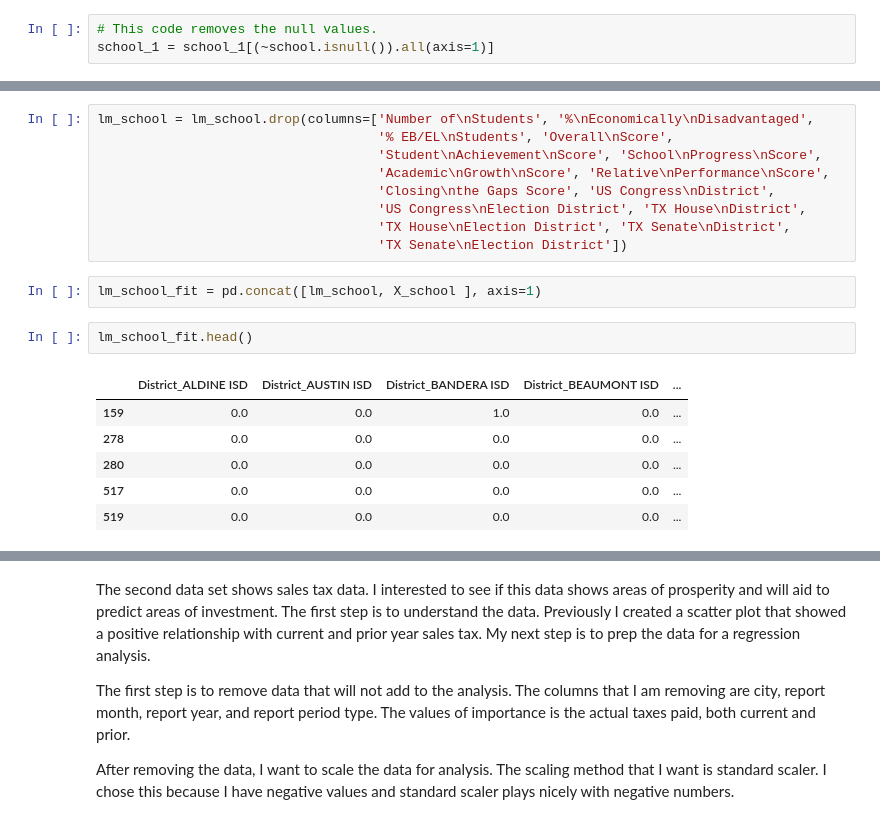
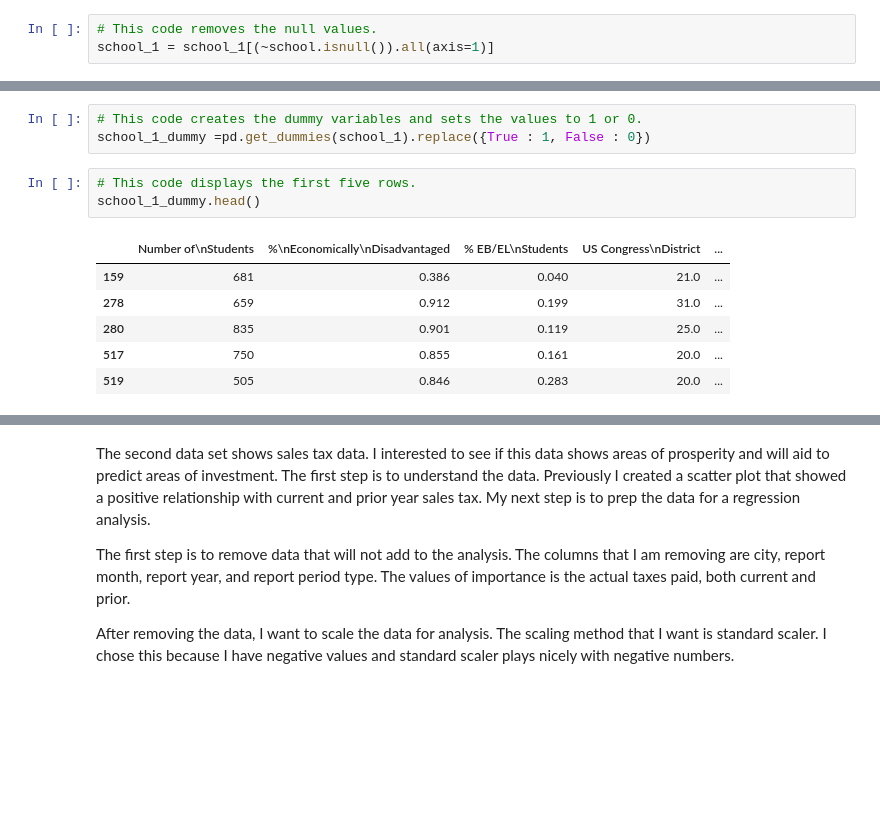
Before and after one commit to MWPerrineJr/Data_Mining_Final, a Jupyter notebook: data mining final1.ipynb, the cells around one changed output, grey strips where cells are left out. Drawn from its saved outputs; the diff is of its cells as text; blank space fills up the shorter version.

```diff
--- a/data mining final1.ipynb
+++ b/data mining final1.ipynb
@@ -271,20 +226,13 @@ X_school = pd.DataFrame(X_school, columns= ['Number of\nStudents', '%\nEconomica
-# %%
-lm_school = lm_school.drop(columns=['Number of\nStudents', '%\nEconomically\nDisadvantaged',
-                                    '% EB/EL\nStudents', 'Overall\nScore',
-                                    'Student\nAchievement\nScore', 'School\nProgress\nScore',
-                                    'Academic\nGrowth\nScore', 'Relative\nPerformance\nScore',
-                                    'Closing\nthe Gaps Score', 'US Congress\nDistrict',
-                                    'US Congress\nElection District', 'TX House\nDistrict',
-                                    'TX House\nElection District', 'TX Senate\nDistrict',
-                                    'TX Senate\nElection District'])
-# %%
-lm_school_fit = pd.concat([lm_school, X_school ], axis=1)
-# %%
-lm_school_fit.head()
-# %% [output]
-|  | District_ALDINE ISD | District_AUSTIN ISD | District_BANDERA ISD | District_BEAUMONT ISD | ... |
-| 159 | 0.0 | 0.0 | 1.0 | 0.0 | ... |
-| 278 | 0.0 | 0.0 | 0.0 | 0.0 | ... |
-| 280 | 0.0 | 0.0 | 0.0 | 0.0 | ... |
-| 517 | 0.0 | 0.0 | 0.0 | 0.0 | ... |
-| 519 | 0.0 | 0.0 | 0.0 | 0.0 | ... |
+# %%
+# This code creates the dummy variables and sets the values to 1 or 0.
+school_1_dummy =pd.get_dummies(school_1).replace({True : 1, False : 0})
+# %%
+# This code displays the first five rows.
+school_1_dummy.head()
+# %% [output]
+|  | Number of\nStudents | %\nEconomically\nDisadvantaged | % EB/EL\nStudents | US Congress\nDistrict | ... |
+| 159 | 681 | 0.386 | 0.040 | 21.0 | ... |
+| 278 | 659 | 0.912 | 0.199 | 31.0 | ... |
+| 280 | 835 | 0.901 | 0.119 | 25.0 | ... |
+| 517 | 750 | 0.855 | 0.161 | 20.0 | ... |
+| 519 | 505 | 0.846 | 0.283 | 20.0 | ... |
```
Also changed, not shown: parts of 130 cells of this notebook, 2 other files.
